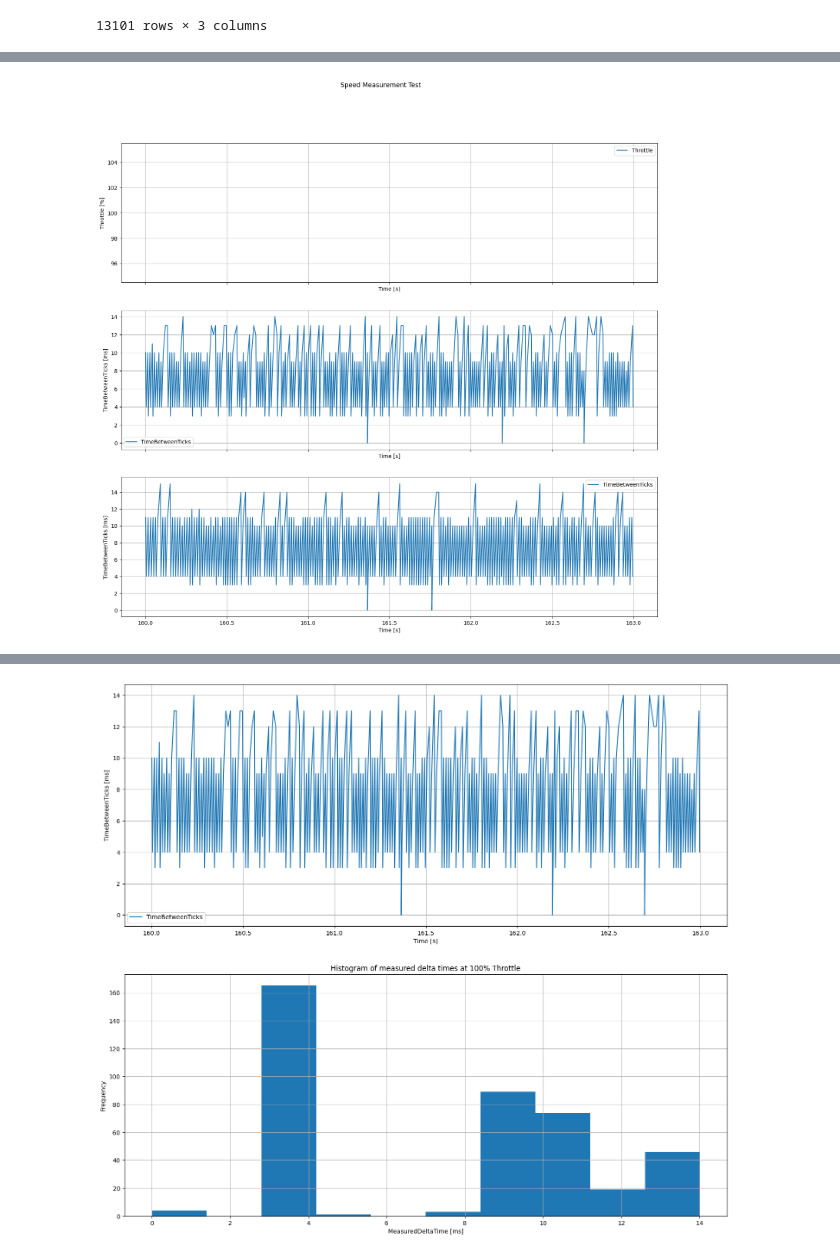
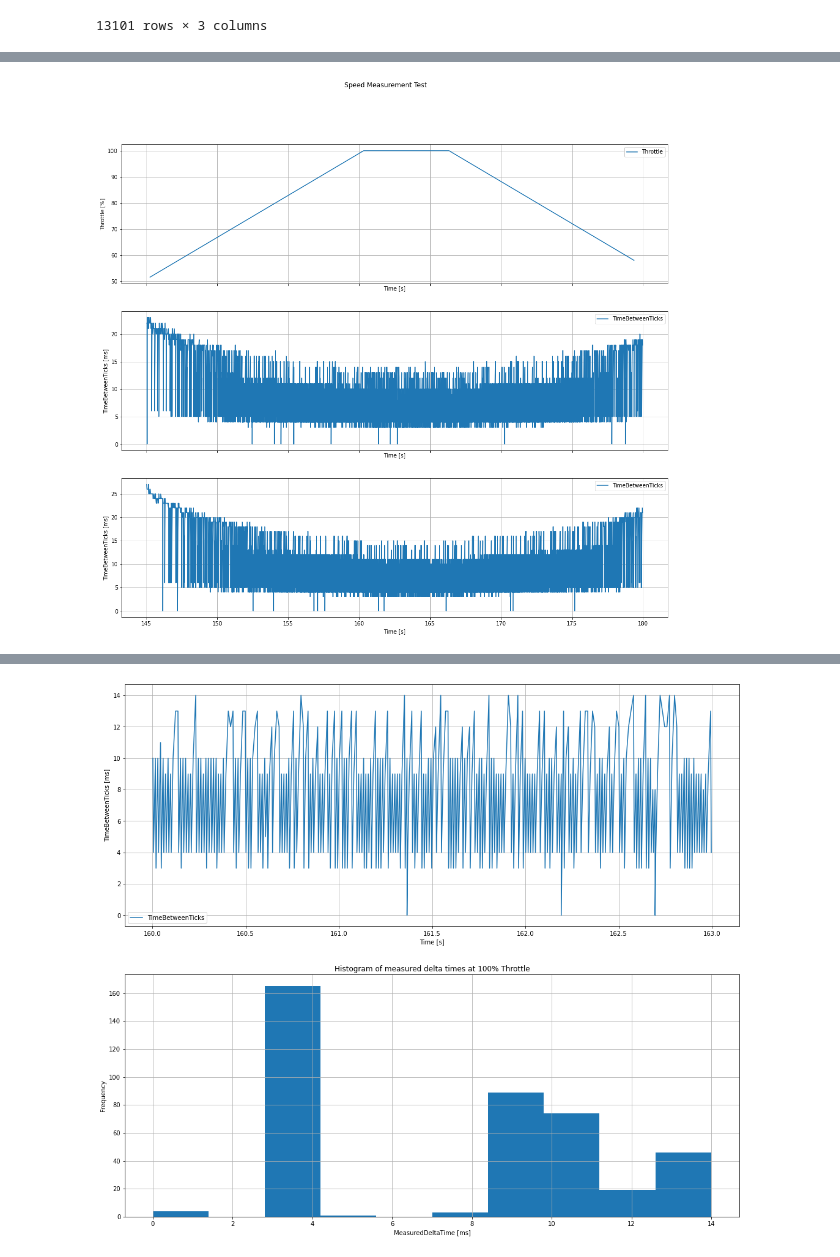
Before and after one commit to nhorro/rover-firmware-ng, a Jupyter notebook: Python/notebooks/A02_TachometerFilterDesign.ipynb, the cells around one changed output, grey strips where cells are left out. Drawn from its saved outputs; the diff is of its cells as text; code cells hidden in the pictures.

Commit message:
Tachometer filter design notebook

```diff
--- a/Python/notebooks/A02_TachometerFilterDesign.ipynb
+++ b/Python/notebooks/A02_TachometerFilterDesign.ipynb
@@ -6,6 +28,7 @@ import numpy as np
 import pandas as pd
 import matplotlib.pyplot as plt
 # %%
-CSV_TRACE_PATH = "../../SWV_export"
+#CSV_TRACE_PATH = "../../SWV_export"
+CSV_TRACE_PATH = "./"
 !ls {CSV_TRACE_PATH}
 # %% [output]
@@ -94,35 +98,35 @@ void HAL_GPIO_EXTI_Callback( uint16_t GPIO_Pin)
 # %%
 fig, axes = plt.subplots(3,1,figsize=(18,16),sharex=True)
 
-region_filter = (df.index >= 160) & (df.index <= 163)
+region_filter = (df.index >= 145) & (df.index <= 180)
 
 axes[0].plot(
     df[region_filter][df.Variable=="Throttle"].index,
     df[region_filter][df.Variable=="Throttle"].Value*100
 )
 axes[0].grid(which="Both")
 axes[0].set_xlabel("Time [s]")
 axes[0].set_ylabel("Throttle [%]")
 axes[0].legend(["Throttle"])
 
 axes[1].plot(
     df[region_filter][df.Variable=="Tacho0"].index,
     df[region_filter][df.Variable=="Tacho0"].Value
 )
 axes[1].grid(which="Both")
 axes[1].set_xlabel("Time [s]")
 axes[1].set_ylabel("TimeBetweenTicks [ms]")
 axes[1].legend(["TimeBetweenTicks"])
 
 axes[2].plot(
     df[region_filter][df.Variable=="Tacho1"].index,
     df[region_filter][df.Variable=="Tacho1"].Value
 )
 axes[2].grid(which="Both")
 axes[2].set_xlabel("Time [s]")
 axes[2].set_ylabel("TimeBetweenTicks [ms]")
 axes[2].legend(["TimeBetweenTicks"])
 
 fig.suptitle("Speed Measurement Test");
 # %% [output]
-[figure, old version]
+[figure, new version]
```
Also changed, not shown: parts of 14 cells of this notebook, 1 other file.
